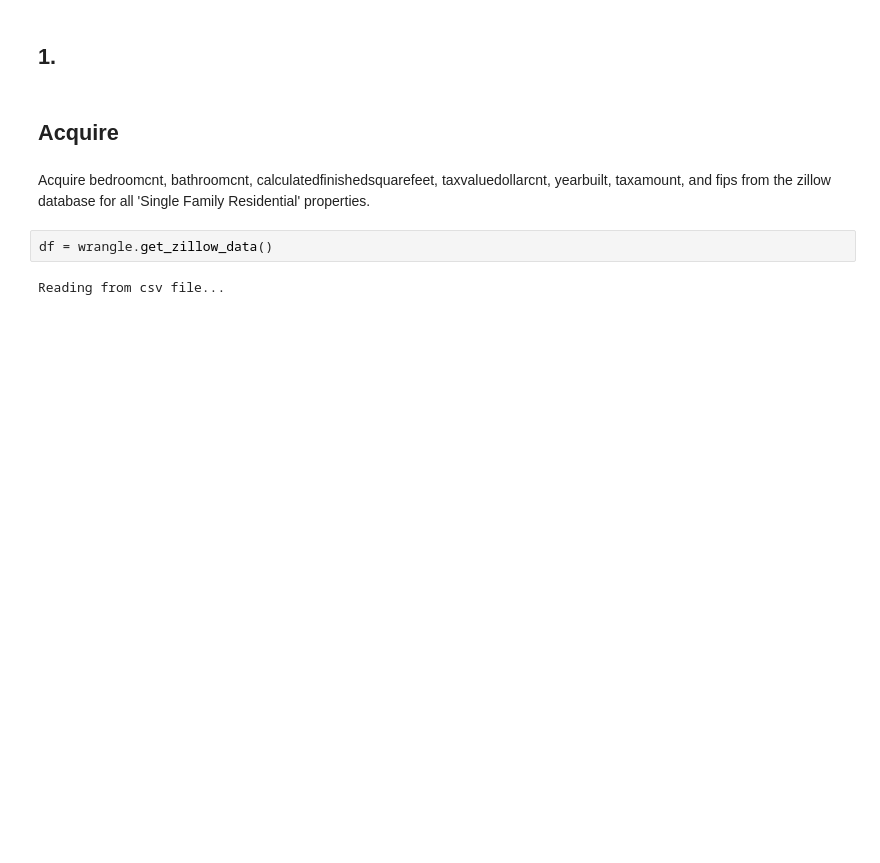
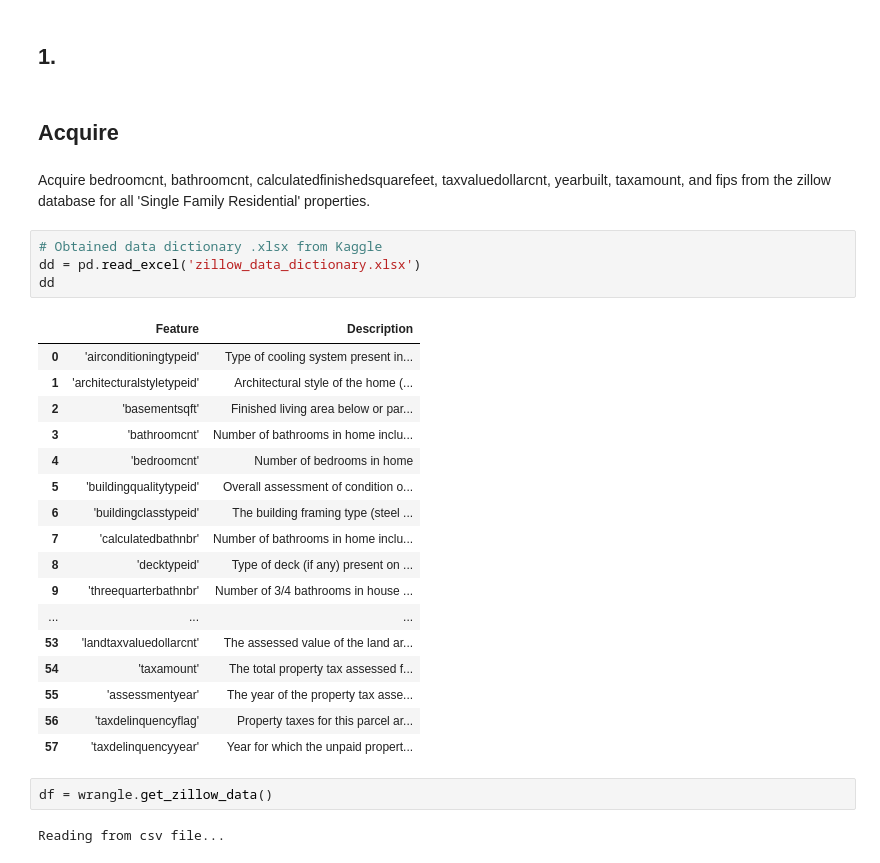
Before and after one commit to rachelrobbinsmayhill/regression-exercises, a Jupyter notebook: wrangle.ipynb, the cells around one changed output. Cells and saved outputs as stored; diff of their text form; blank space fills up the shorter version.

```diff
--- a/wrangle.ipynb
+++ b/wrangle.ipynb
@@ -31,6 +35,28 @@ In these exercises, you will complete the first step toward the above goal: acqu
 ## Acquire
 # %% [markdown]
 Acquire bedroomcnt, bathroomcnt, calculatedfinishedsquarefeet, taxvaluedollarcnt, yearbuilt, taxamount, and fips from the zillow database for all 'Single Family Residential' properties.
+# %%
+# Obtained data dictionary .xlsx from Kaggle
+dd = pd.read_excel('zillow_data_dictionary.xlsx')
+dd
+# %% [output]
+|  | Feature | Description |
+| 0 | 'airconditioningtypeid' | Type of cooling system present in... |
+| 1 | 'architecturalstyletypeid' | Architectural style of the home (... |
+| 2 | 'basementsqft' | Finished living area below or par... |
+| 3 | 'bathroomcnt' | Number of bathrooms in home inclu... |
+| 4 | 'bedroomcnt' | Number of bedrooms in home |
+| 5 | 'buildingqualitytypeid' | Overall assessment of condition o... |
+| 6 | 'buildingclasstypeid' | The building framing type (steel ... |
+| 7 | 'calculatedbathnbr' | Number of bathrooms in home inclu... |
+| 8 | 'decktypeid' | Type of deck (if any) present on ... |
+| 9 | 'threequarterbathnbr' | Number of 3/4 bathrooms in house ... |
+| ... | ... | ... |
+| 53 | 'landtaxvaluedollarcnt' | The assessed value of the land ar... |
+| 54 | 'taxamount' | The total property tax assessed f... |
+| 55 | 'assessmentyear' | The year of the property tax asse... |
+| 56 | 'taxdelinquencyflag' | Property taxes for this parcel ar... |
+| 57 | 'taxdelinquencyyear' | Year for which the unpaid propert... |
 # %%
 df = wrangle.get_zillow_data()
 # %% [output]
```
Also changed, not shown: parts of 28 cells of this notebook.
